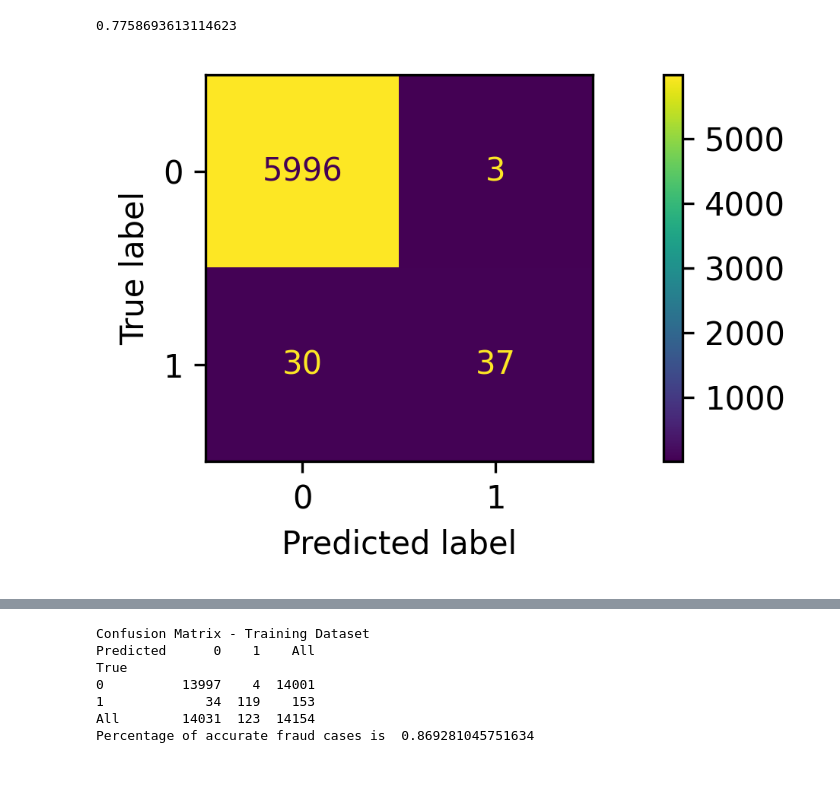
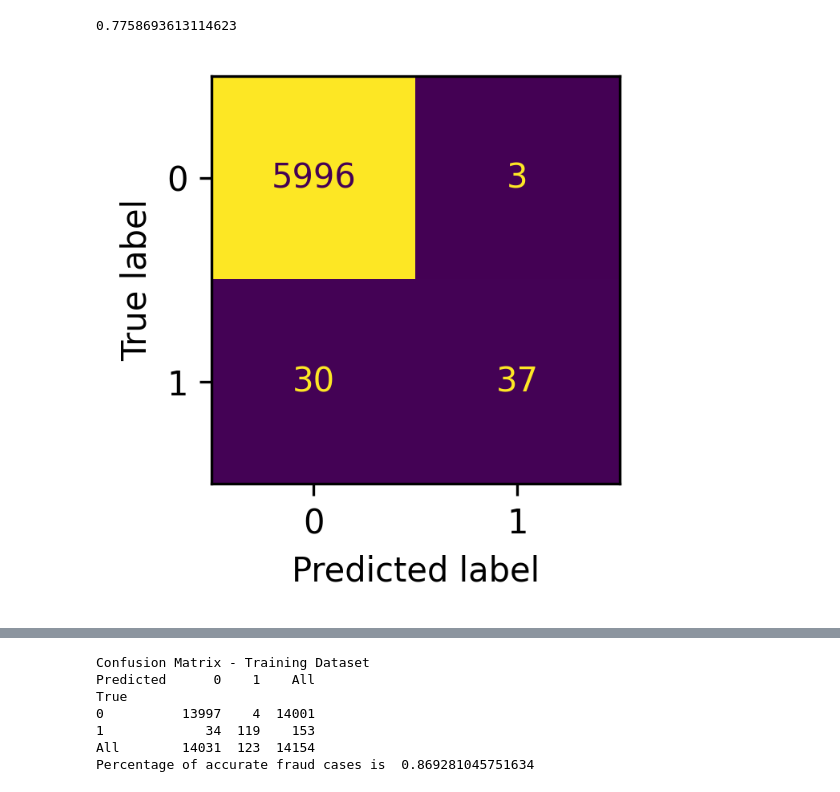
Before and after one commit to maptv/AnomalyDetection, a Jupyter notebook: anomaly-detection-part-1-2-code-checkpoint.ipynb, the cells around one changed output, grey strips where cells are left out. Cells and saved outputs as stored; diff of their text form; code cells hidden in the pictures.

```diff
--- a/anomaly-detection-part-1-2-code-checkpoint.ipynb
+++ b/anomaly-detection-part-1-2-code-checkpoint.ipynb
@@ -478,7 +497,7 @@ plt.title("Energy consumption (MW) at each hour in 2018");
 # =================================================-
 #### Slide 29: Prepare a dataset for decision tree modeling  ####
 
-paysim = pd.read_csv(data_dir / "paysim_transactions.csv")
+paysim = pd.read_csv("data/paysim_transactions.csv")
 # %%
 paysim["type"].unique()
 # %% [output]
@@ -586,9 +612,9 @@ Accuracy of test data:   0.9945598417408507
 # %%
 from sklearn.metrics import ConfusionMatrixDisplay
 
-cmd = ConfusionMatrixDisplay.from_estimator(dtree, X_test, y_test)
+cmd = ConfusionMatrixDisplay.from_estimator(dtree, X_test, y_test, colorbar=False)
 (tn, fp), (fn, tp) = cmd.confusion_matrix
 # %% [output]
-[figure, old version]
+[figure, new version]
 # %%
 from sklearn.metrics import RocCurveDisplay, recall_score, precision_score
```
Also changed, not shown: parts of 33 cells of this notebook.
